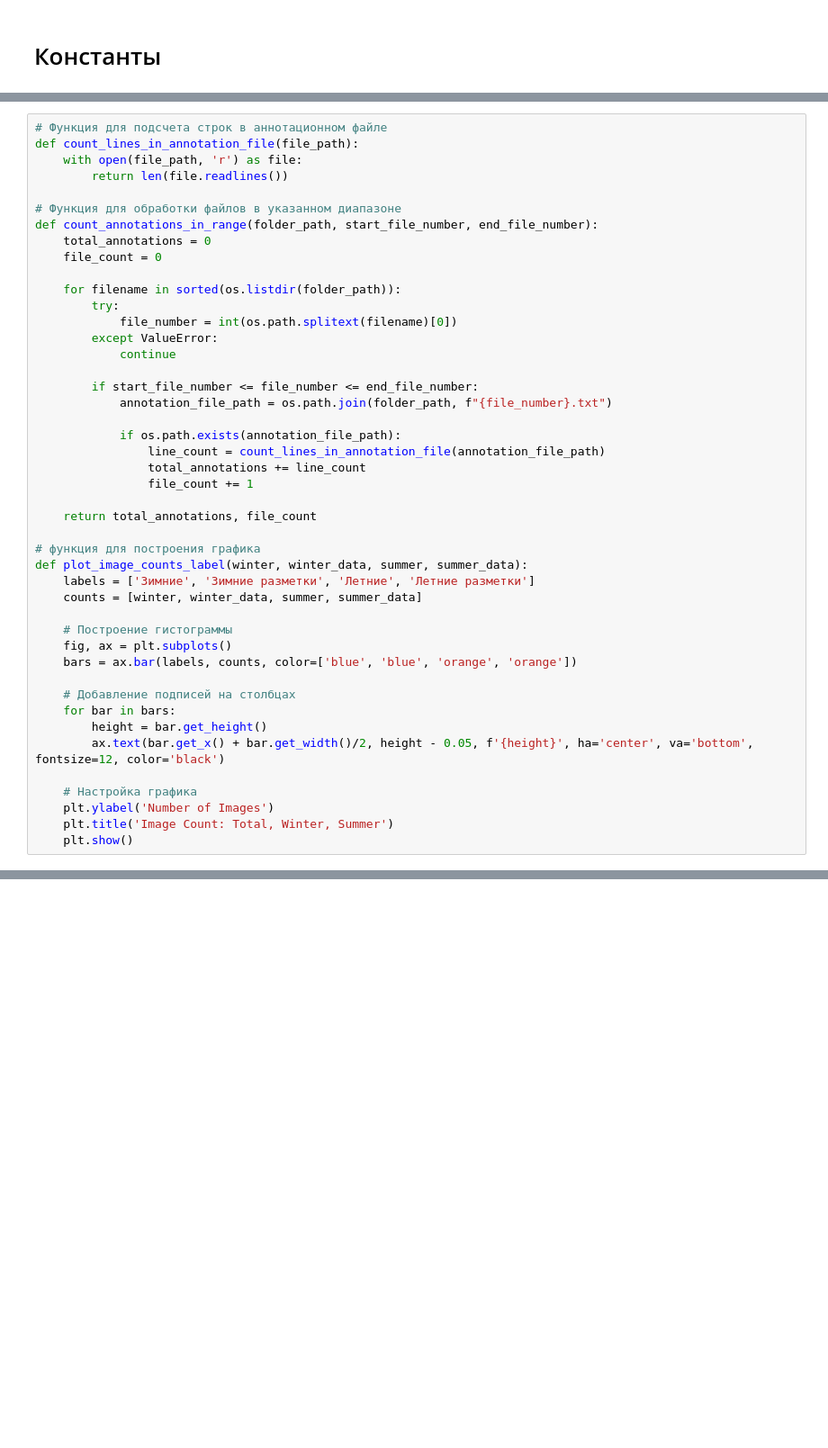
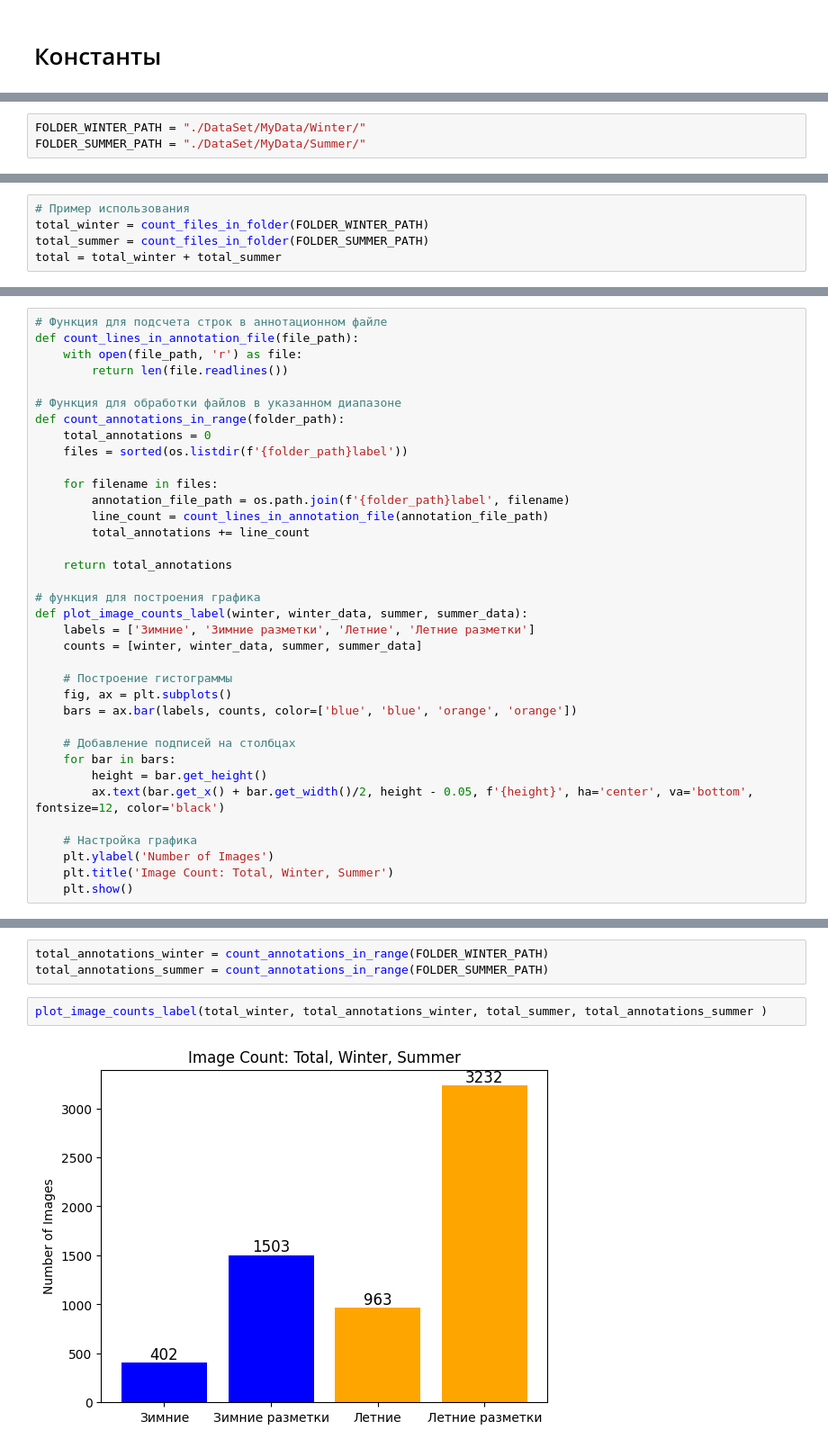
Before and after one commit to EmelyanovAlexey/SearchPersonAI, a Jupyter notebook: AI/analitic.ipynb, the cells around one changed output, grey strips where cells are left out. Shown at 90% size. Saved outputs shown, nothing was run; the diff lists cells and outputs as text; blank space fills up the shorter version.

```diff
--- a/AI/analitic.ipynb
+++ b/AI/analitic.ipynb
@@ -22,3 +17,6 @@ winter_count_image = 407
+# %%
+FOLDER_WINTER_PATH = "./DataSet/MyData/Winter/"
+FOLDER_SUMMER_PATH = "./DataSet/MyData/Summer/"
 # %%
 # Получить количество файлов в папке
 def count_files_in_folder(folder_path):
@@ -81,2 +44,7 @@ total_files = count_files_in_folder(FOLDER_IMAGE_PATH)
+# %%
+# Пример использования
+total_winter = count_files_in_folder(FOLDER_WINTER_PATH)
+total_summer = count_files_in_folder(FOLDER_SUMMER_PATH)
+total = total_winter + total_summer
 # %%
 # Построение графика
@@ -90,25 +58,16 @@ def count_lines_in_annotation_file(file_path):
         return len(file.readlines())
 
 # Функция для обработки файлов в указанном диапазоне
-def count_annotations_in_range(folder_path, start_file_number, end_file_number):
+def count_annotations_in_range(folder_path):
     total_annotations = 0
-    file_count = 0
+    files = sorted(os.listdir(f'{folder_path}label'))
 
-    for filename in sorted(os.listdir(folder_path)):
-        try:
-            file_number = int(os.path.splitext(filename)[0])
-        except ValueError:
-            continue
+    for filename in files:
+        annotation_file_path = os.path.join(f'{folder_path}label', filename)
+        line_count = count_lines_in_annotation_file(annotation_file_path)
+        total_annotations += line_count
 
-        if start_file_number <= file_number <= end_file_number:
-            annotation_file_path = os.path.join(folder_path, f"{file_number}.txt")
-
-            if os.path.exists(annotation_file_path):
-                line_count = count_lines_in_annotation_file(annotation_file_path)
-                total_annotations += line_count
-                file_count += 1
-
-    return total_annotations, file_count
+    return total_annotations
 
 # функция для построения графика
 def plot_image_counts_label(winter, winter_data, summer, summer_data):
@@ -142,0 +90,7 @@ plot_image_counts_label(file_count_winter, total_annotations_winter, file_count_
+# %%
+total_annotations_winter = count_annotations_in_range(FOLDER_WINTER_PATH)
+total_annotations_summer = count_annotations_in_range(FOLDER_SUMMER_PATH)
+# %%
+plot_image_counts_label(total_winter, total_annotations_winter, total_summer, total_annotations_summer )
+# %% [output]
+[figure, added]
```
Also changed, not shown: parts of 7 cells of this notebook, 1 other file.
